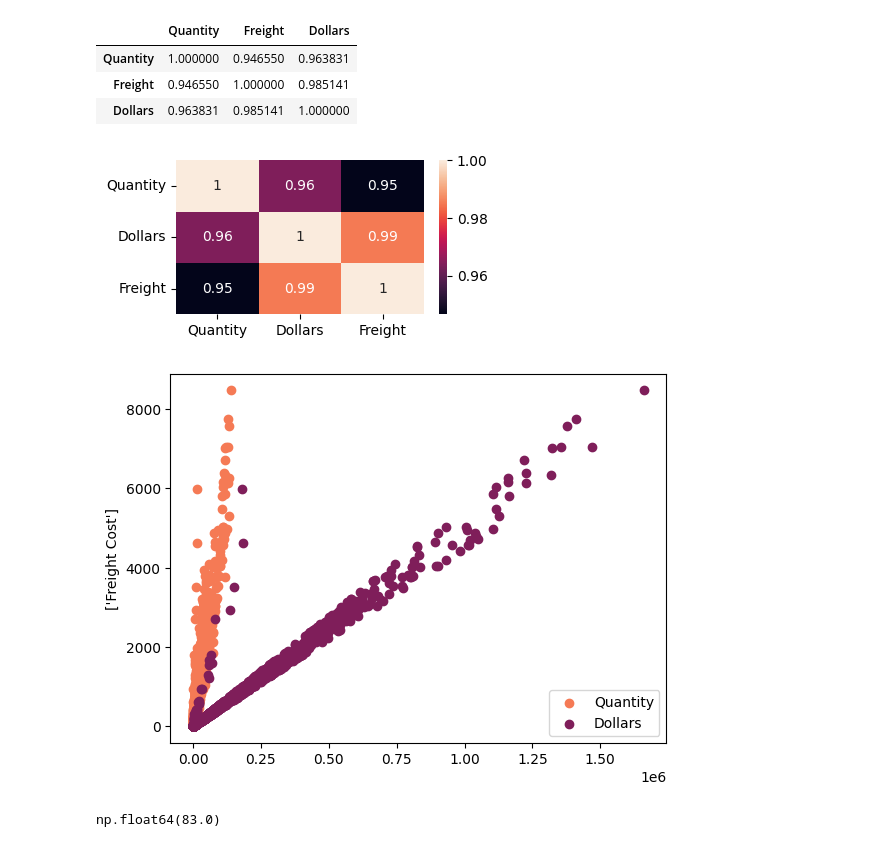
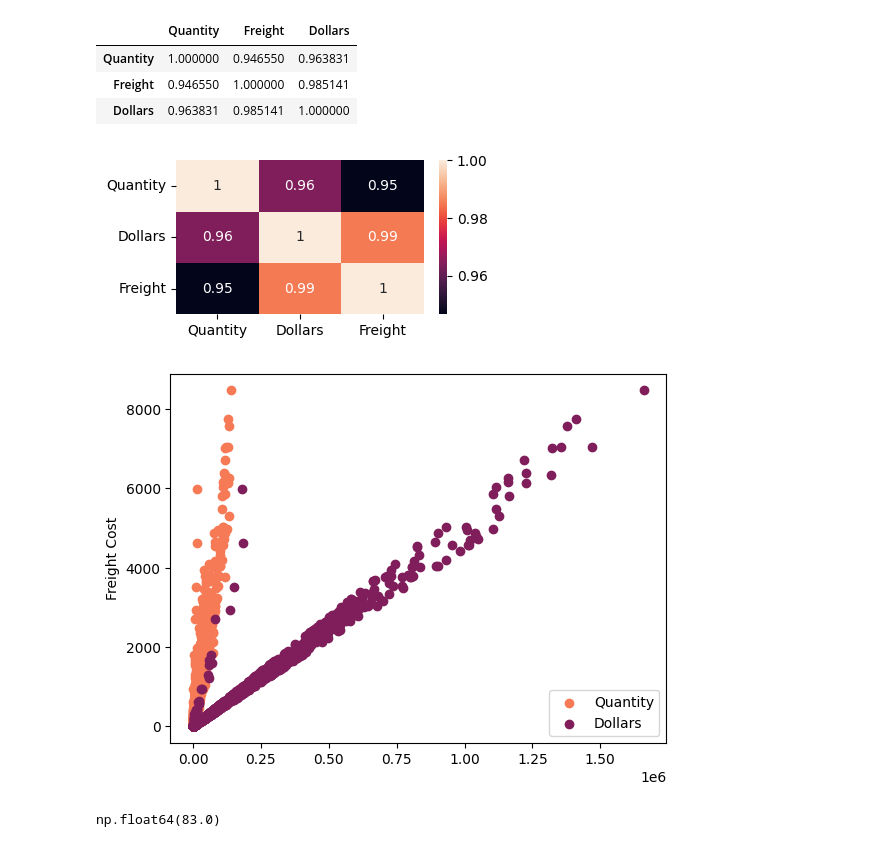
Before and after one commit to vivekgith/vendor-performance-analysis--freight-cost-predction-system-python-sk-learn, a Jupyter notebook: jupyter_notebook/Invoice_Intelligence_ML_Project.ipynb, the cells around one changed output. Drawn from its saved outputs; the diff is of its cells as text; code cells hidden in the pictures.

```diff
--- a/jupyter_notebook/Invoice_Intelligence_ML_Project.ipynb
+++ b/jupyter_notebook/Invoice_Intelligence_ML_Project.ipynb
@@ -1325,6 +1520,15 @@ tables
 # %%
+import sqlite3  # Import sqlite3 module for database connection
+import pandas as pd  # Import pandas module for data manipulation
+
+conn = sqlite3.connect('data/inventory.db')
+
+# Query to get all table names from the database
+tables = pd.read_sql_query("SELECT name FROM sqlite_master WHERE type='table'", conn)
+
+# Iterate through each table name
 for table in tables['name']:
-    print('Table name',table)
-    df = pd.read_sql_query(f"select * from {table} limit 5",conn)
+    print('Table name', table)
+    df = pd.read_sql_query(f"select * from {table} limit 5", conn)
     display(df)
 # %% [output]
@@ -1395,19 +1599,24 @@ vendor_df[['Quantity','Freight','Dollars']].corr()
 | Freight | 0.946550 | 1.000000 | 0.985141 |
 | Dollars | 0.963831 | 0.985141 | 1.000000 |
 # %%
+# Relationship between Quantity, Dollars and Freight
+# Import required libraries
+import matplotlib.pyplot as plt
+import seaborn as sns
+
 # Relationship between Quantity, Dollars and Freight
 plt.figure(figsize=(4,2))
 sns.heatmap(vendor_df[['Quantity','Dollars','Freight']].corr(),annot = True)
 plt.show()
 
 plt.scatter(vendor_df['Quantity'],vendor_df['Freight'],color = '#f57a55')
 plt.scatter(vendor_df['Dollars'],vendor_df['Freight'],color = '#7f1e5a')
 plt.legend(['Quantity','Dollars'])
-plt.ylabel(['Freight Cost'])
+plt.ylabel('Freight Cost')  # Fixed: removed square brackets around string
 plt.show()
 # %% [output]
 [figure]
-[figure, old version]
+[figure, new version]
 # %%
 vendor_df['freight_per_unit'] = vendor_df['Freight']/vendor_df['Quantity']
 # %%
```
Also changed, not shown: parts of 26 cells of this notebook, 7 other files.
